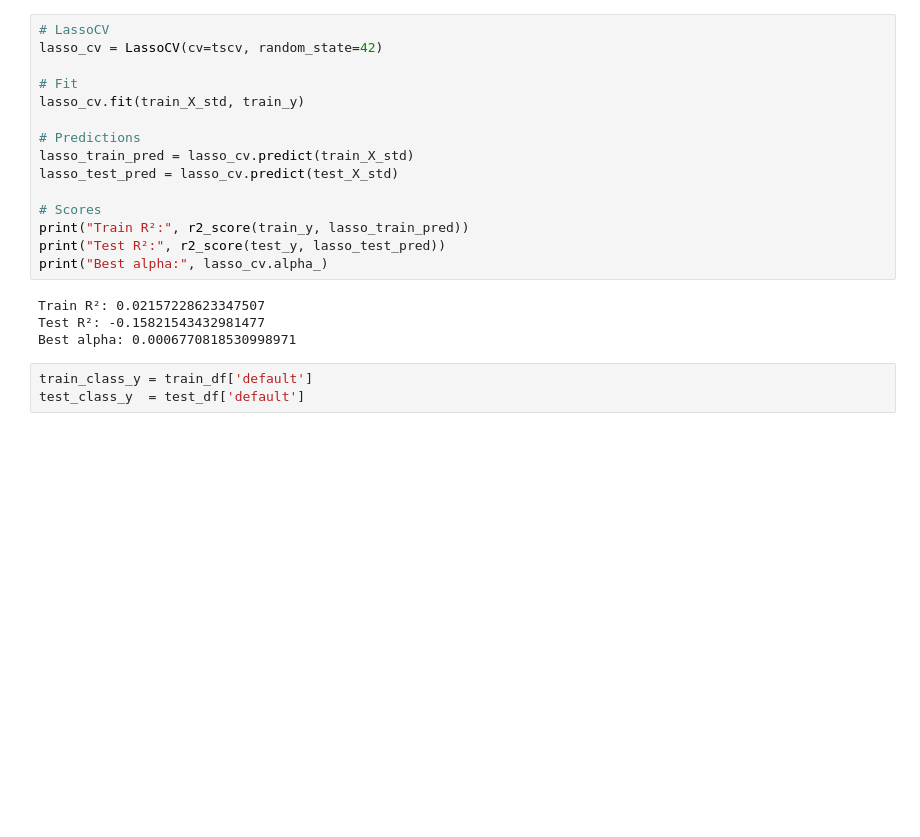
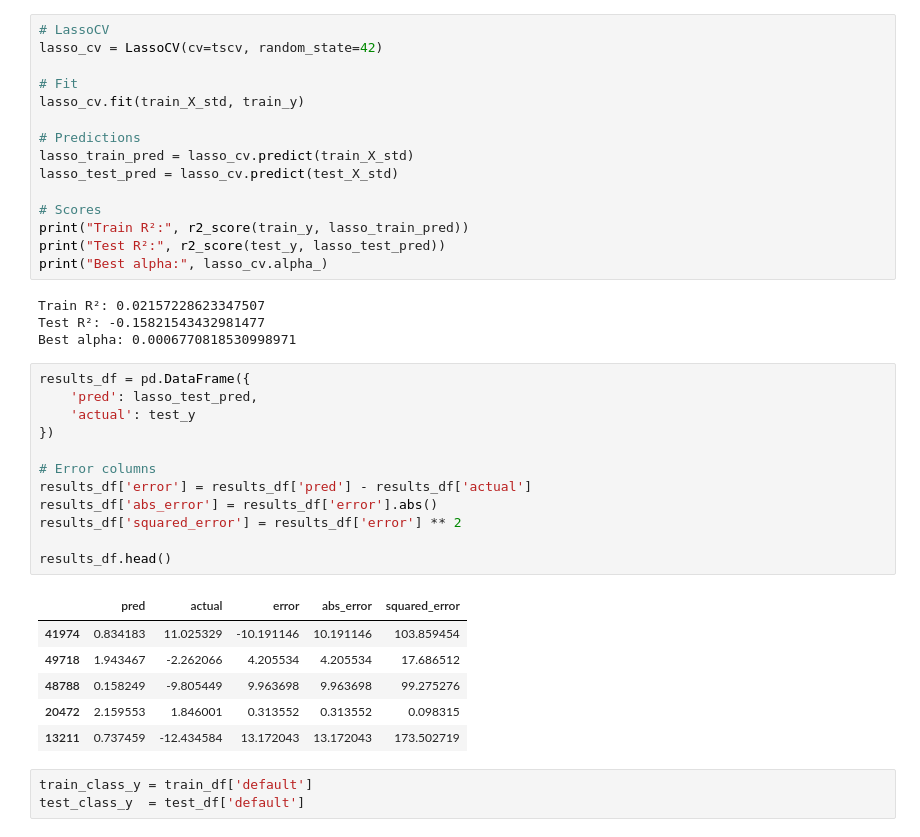
Before and after one commit to ol021/ml-api-project, a Jupyter notebook: Bucknell_Lending_Club_HistoricalLoan_Data.ipynb, the cells around one changed output. Cells and saved outputs as stored; diff of their text form; blank space fills up the shorter version.

```diff
--- a/Bucknell_Lending_Club_HistoricalLoan_Data.ipynb
+++ b/Bucknell_Lending_Club_HistoricalLoan_Data.ipynb
@@ -846,6 +885,25 @@ print("Best alpha:", lasso_cv.alpha_)
 Train R²: 0.02157228623347507
 Test R²: -0.15821543432981477
 Best alpha: 0.0006770818530998971
+# %%
+results_df = pd.DataFrame({
+    'pred': lasso_test_pred,
+    'actual': test_y
+})
+
+# Error columns
+results_df['error'] = results_df['pred'] - results_df['actual']
+results_df['abs_error'] = results_df['error'].abs()
+results_df['squared_error'] = results_df['error'] ** 2
+
+results_df.head()
+# %% [output]
+|  | pred | actual | error | abs_error | squared_error |
+| 41974 | 0.834183 | 11.025329 | -10.191146 | 10.191146 | 103.859454 |
+| 49718 | 1.943467 | -2.262066 | 4.205534 | 4.205534 | 17.686512 |
+| 48788 | 0.158249 | -9.805449 | 9.963698 | 9.963698 | 99.275276 |
+| 20472 | 2.159553 | 1.846001 | 0.313552 | 0.313552 | 0.098315 |
+| 13211 | 0.737459 | -12.434584 | 13.172043 | 13.172043 | 173.502719 |
 # %%
 train_class_y = train_df['default']
 test_class_y  = test_df['default']
```
Also changed, not shown: parts of 9 cells of this notebook, 3 other files.
